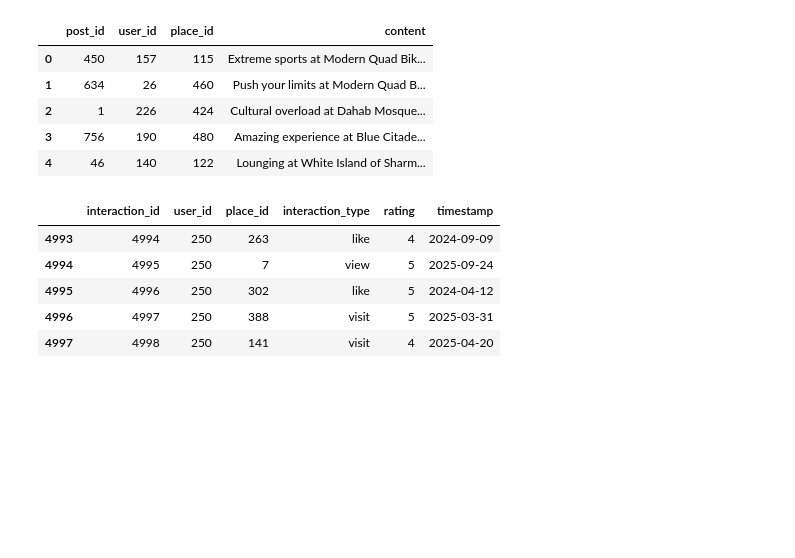
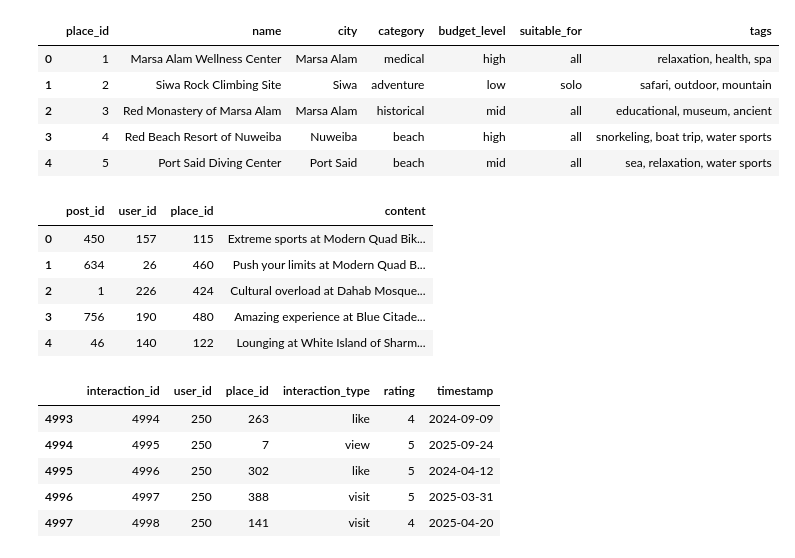
Before and after one commit to rowida2/recommendation-system-project, a Jupyter notebook: scrao.ipynb, the cells around one changed output. Drawn from its saved outputs; the diff is of its cells as text; code cells hidden in the pictures; blank space fills up the shorter version.

```diff
--- a/scrao.ipynb
+++ b/scrao.ipynb
@@ -23,6 +19,15 @@ plac=read_csv("tourism_places (1).csv")
 posts=read_csv("posts.csv")
 interactions=read_csv("interactions.csv")
 users=read_csv("users.csv")
+# %%
+plac.head()
+# %% [output]
+|  | place_id | name | city | category | budget_level | suitable_for | tags |
+| 0 | 1 | Marsa Alam Wellness Center | Marsa Alam | medical | high | all | relaxation, health, spa |
+| 1 | 2 | Siwa Rock Climbing Site | Siwa | adventure | low | solo | safari, outdoor, mountain |
+| 2 | 3 | Red Monastery of Marsa Alam | Marsa Alam | historical | mid | all | educational, museum, ancient |
+| 3 | 4 | Red Beach Resort of Nuweiba | Nuweiba | beach | high | all | snorkeling, boat trip, water sports |
+| 4 | 5 | Port Said Diving Center | Port Said | beach | mid | all | sea, relaxation, water sports |
 # %%
 posts.head()
 # %% [output]
```
Also changed, not shown: parts of 9 cells of this notebook.
